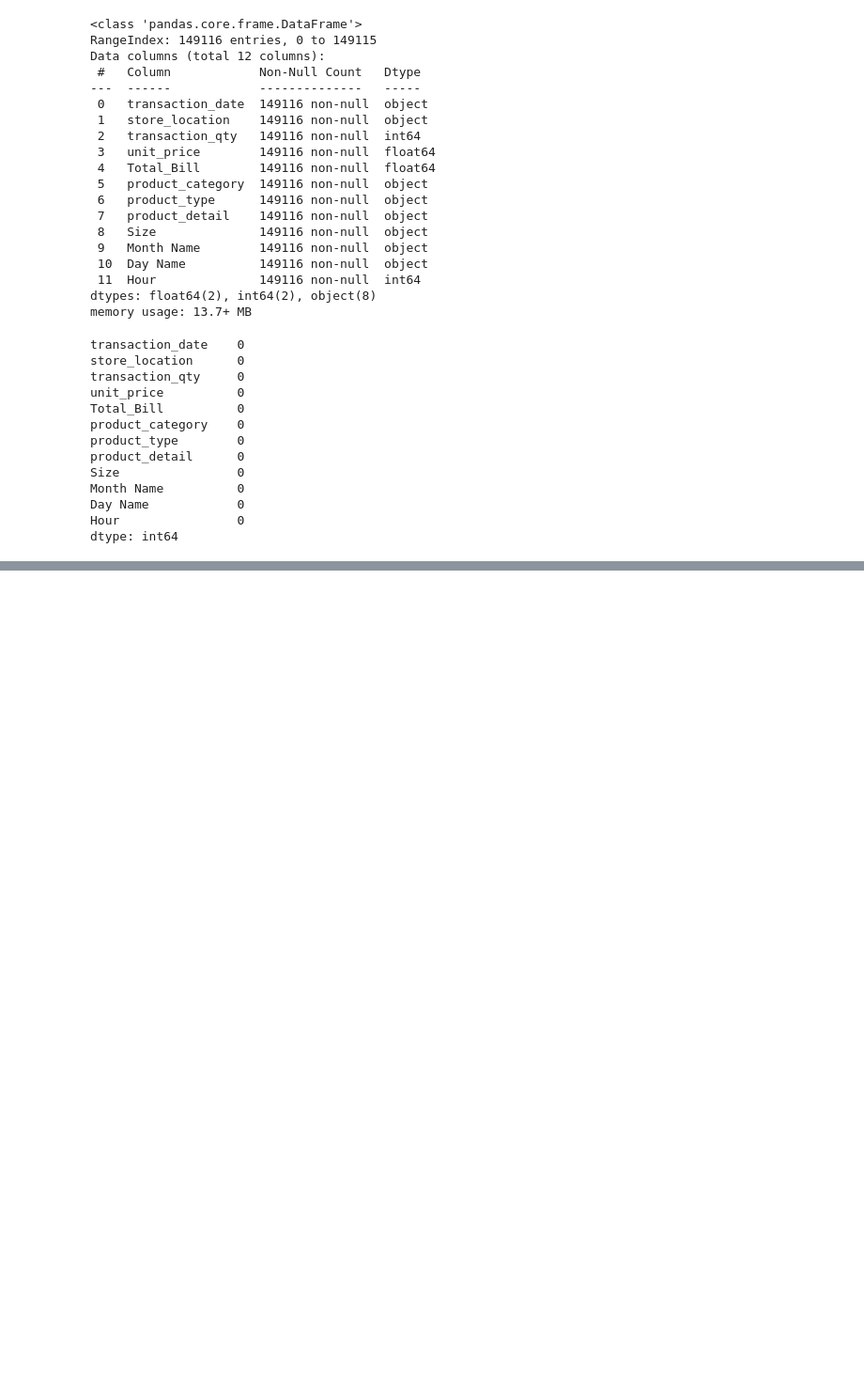
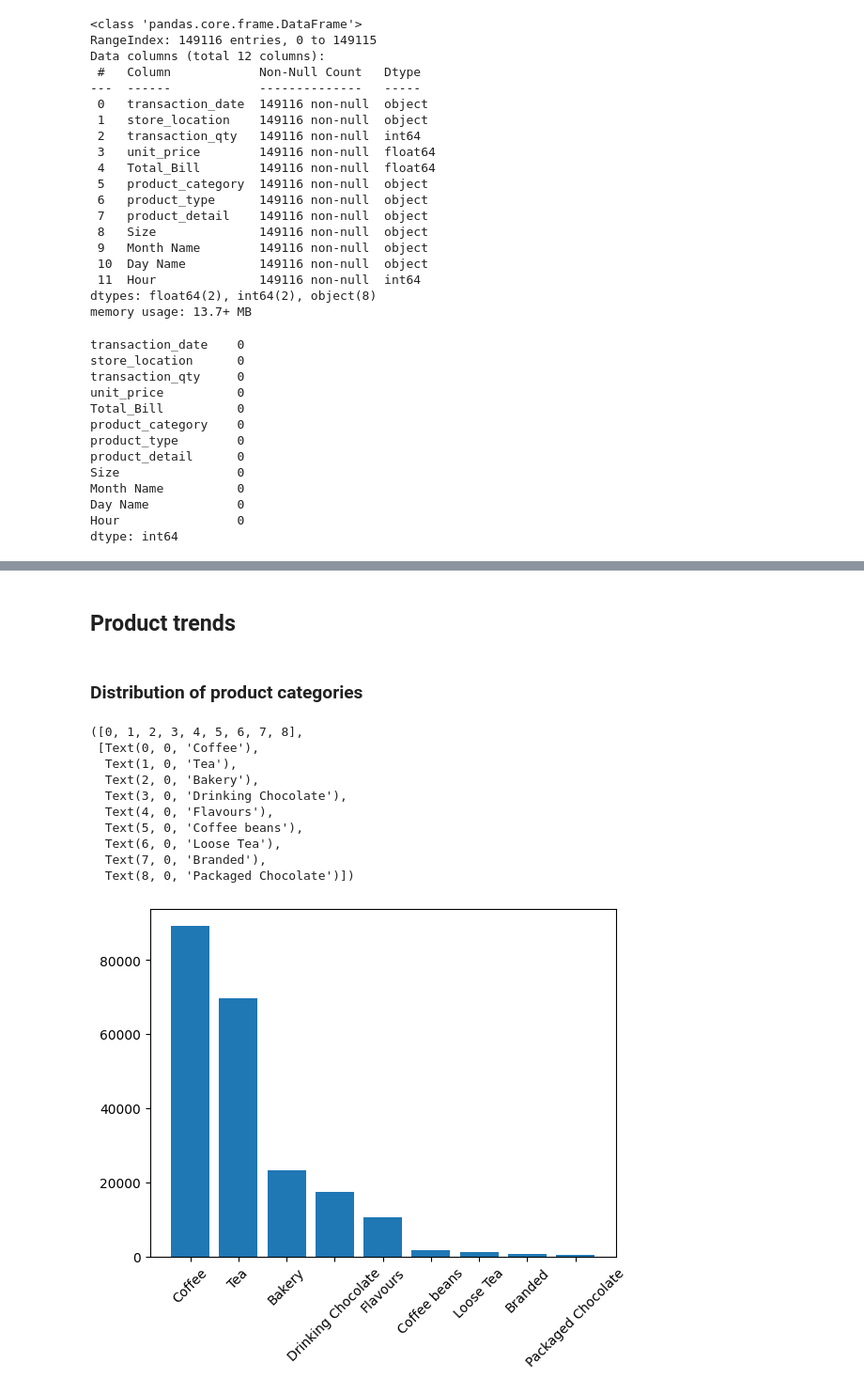
Before and after one commit to mlcuadra1/Coffee-Shop-EDA, a Jupyter notebook: notebooks/eda.ipynb, the cells around one changed output, grey strips where cells are left out. Shown: that part at 94% size. Drawn from its saved outputs; the diff is of its cells as text; code cells hidden in the pictures; blank space fills up the shorter version.

```diff
--- a/notebooks/eda.ipynb
+++ b/notebooks/eda.ipynb
@@ -90,0 +111,20 @@ plt.show()
+# %% [markdown]
+## Product trends
+# %% [markdown]
+### Distribution of product categories
+# %%
+product_cat_distribution = data.groupby('product_category')['transaction_qty'].sum().sort_values(ascending=False)
+plt.bar(product_cat_distribution.index.values, product_cat_distribution)
+plt.xticks(rotation=45)
+# %% [output]
+([0, 1, 2, 3, 4, 5, 6, 7, 8],
+ [Text(0, 0, 'Coffee'),
+  Text(1, 0, 'Tea'),
+  Text(2, 0, 'Bakery'),
+  Text(3, 0, 'Drinking Chocolate'),
+  Text(4, 0, 'Flavours'),
+  Text(5, 0, 'Coffee beans'),
+  Text(6, 0, 'Loose Tea'),
+  Text(7, 0, 'Branded'),
+  Text(8, 0, 'Packaged Chocolate')])
+[figure, added]
```
Also changed, not shown: parts of 4 cells of this notebook.
